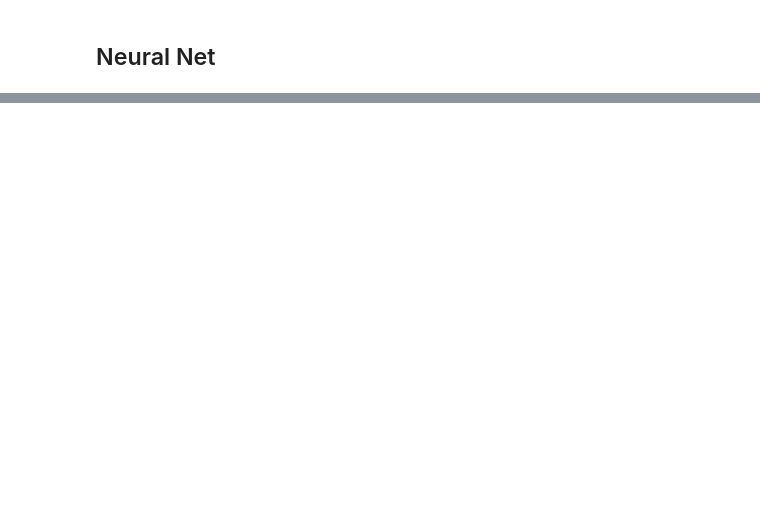
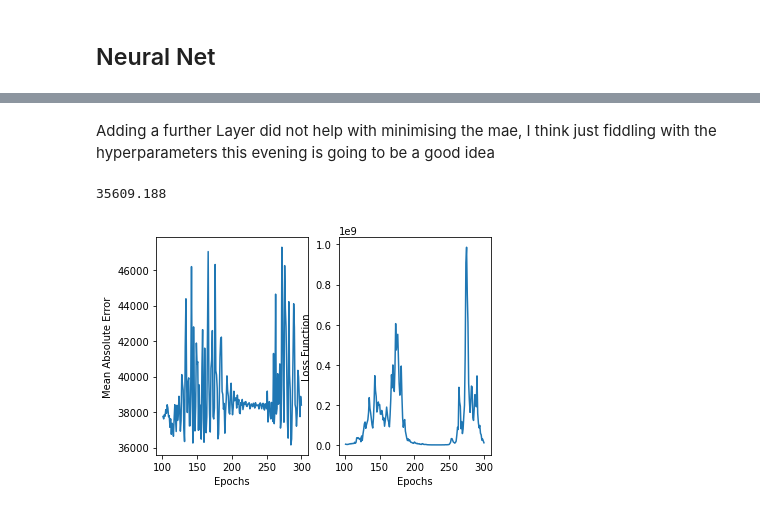
Before and after one commit to seancraven/Level-4-Masters-Project, a Jupyter notebook: Regression_House_Prices_Kaggle/Regression_Notebook.ipynb, the cells around one changed output, grey strips where cells are left out. Drawn from its saved outputs; the diff is of its cells as text; code cells hidden in the pictures; blank space fills up the shorter version.

```diff
--- a/Regression_House_Prices_Kaggle/Regression_Notebook.ipynb
+++ b/Regression_House_Prices_Kaggle/Regression_Notebook.ipynb
@@ -109,0 +152,7 @@ As an aside I think looking at the winning networks on Kaggle might be really in
+# %% [markdown]
+Adding a further Layer did not help with minimising the mae, I think just fiddling with the hyperparameters this evening is going to be a good idea
+# %%
+hyperparam_investigator(300,3,[128,128,128])
+# %% [output]
+35609.188
+[figure, added]
```
Also changed, not shown: parts of 18 cells of this notebook.
